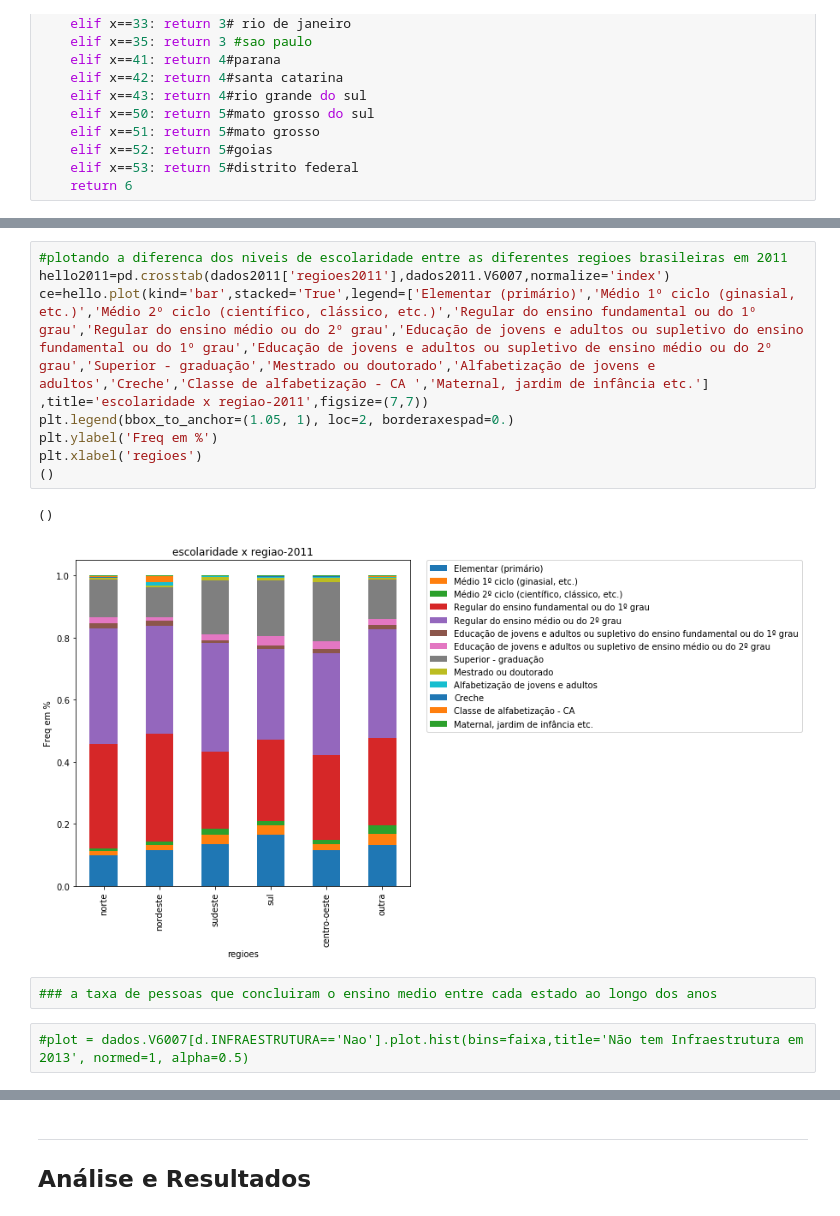
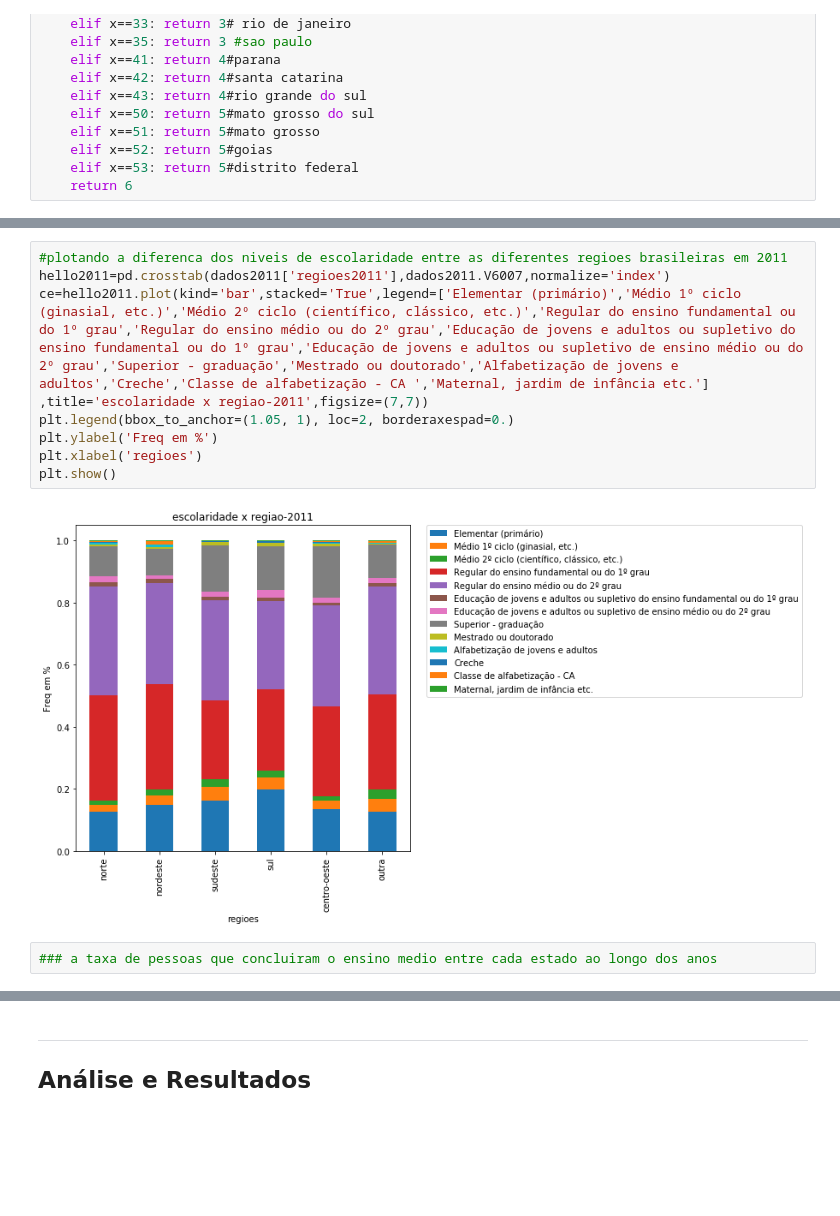
Before and after one commit to lucaslealvale/DP_CienciaDados, a Jupyter notebook: Projeto1 Layout.ipynb, the cells around one changed output, grey strips where cells are left out. Cells and saved outputs as stored; diff of their text form; blank space fills up the shorter version.

```diff
--- a/Projeto1 Layout.ipynb
+++ b/Projeto1 Layout.ipynb
@@ -273,16 +298,13 @@ plt.xlabel('regioes')
 # %%
 #plotando a diferenca dos niveis de escolaridade entre as diferentes regioes brasileiras em 2011
 hello2011=pd.crosstab(dados2011['regioes2011'],dados2011.V6007,normalize='index')
-ce=hello.plot(kind='bar',stacked='True',legend=['Elementar (primário)','Médio 1º ciclo (ginasial, etc.)','Médio 2º ciclo (científico, clássico, etc.)','Regular do ensino fundamental ou do 1º grau','Regular do ensino médio ou do 2º grau','Educação de jovens e adultos ou supletivo do ensino fundamental ou do 1º grau','Educação de jovens e adultos ou supletivo de ensino médio ou do 2º grau','Superior - graduação','Mestrado ou doutorado','Alfabetização de jovens e adultos','Creche','Classe de alfabetização - CA ','Maternal, jardim de infância etc.']
+ce=hello2011.plot(kind='bar',stacked='True',legend=['Elementar (primário)','Médio 1º ciclo (ginasial, etc.)','Médio 2º ciclo (científico, clássico, etc.)','Regular do ensino fundamental ou do 1º grau','Regular do ensino médio ou do 2º grau','Educação de jovens e adultos ou supletivo do ensino fundamental ou do 1º grau','Educação de jovens e adultos ou supletivo de ensino médio ou do 2º grau','Superior - graduação','Mestrado ou doutorado','Alfabetização de jovens e adultos','Creche','Classe de alfabetização - CA ','Maternal, jardim de infância etc.']
 ,title='escolaridade x regiao-2011',figsize=(7,7))
 plt.legend(bbox_to_anchor=(1.05, 1), loc=2, borderaxespad=0.)
 plt.ylabel('Freq em %')
 plt.xlabel('regioes')
-()
+plt.show()
 # %% [output]
-()
-[figure, old version]
+[figure, new version]
 # %%
 ### a taxa de pessoas que concluiram o ensino medio entre cada estado ao longo dos anos
-# %%
-#plot = dados.V6007[d.INFRAESTRUTURA=='Nao'].plot.hist(bins=faixa,title='Não tem Infraestrutura em 2013', normed=1, alpha=0.5)
```
Also changed, not shown: parts of 13 cells of this notebook, 2 other files.
